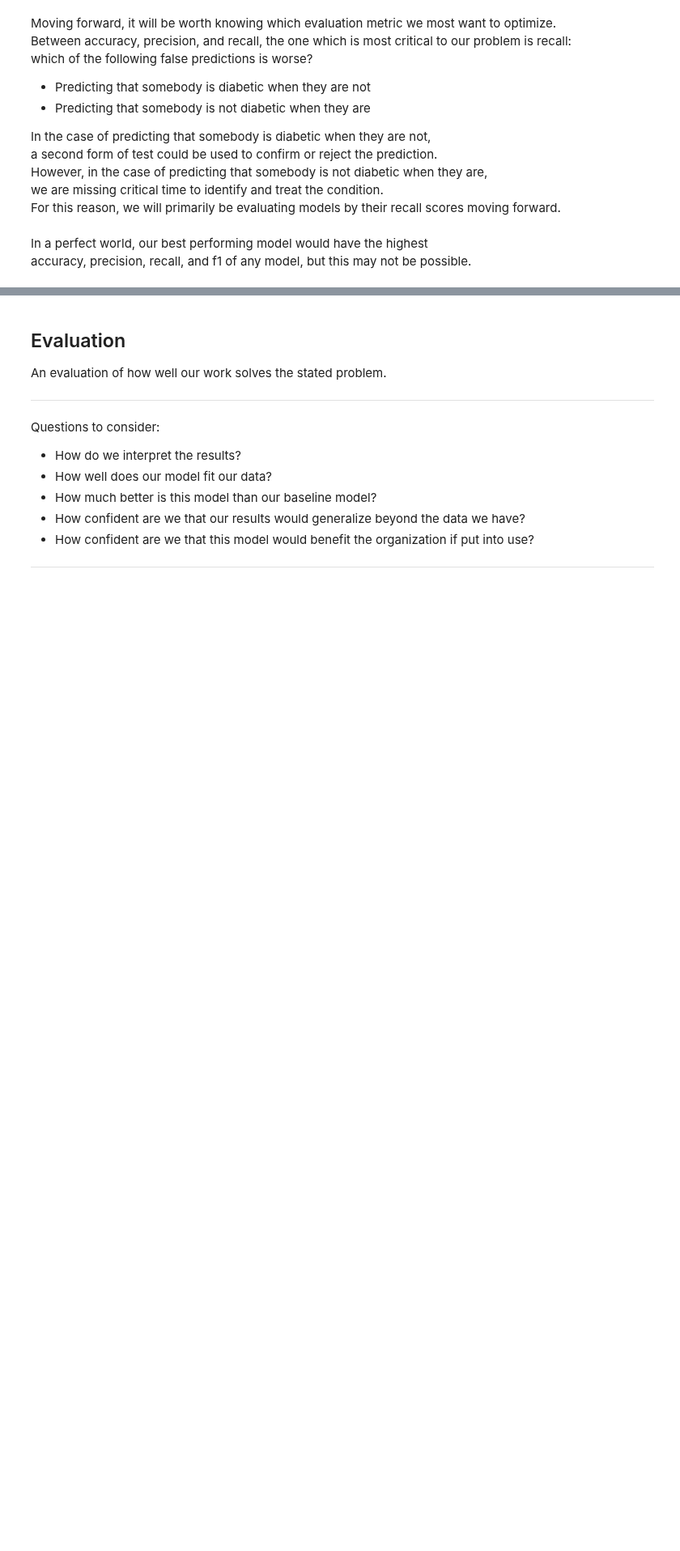
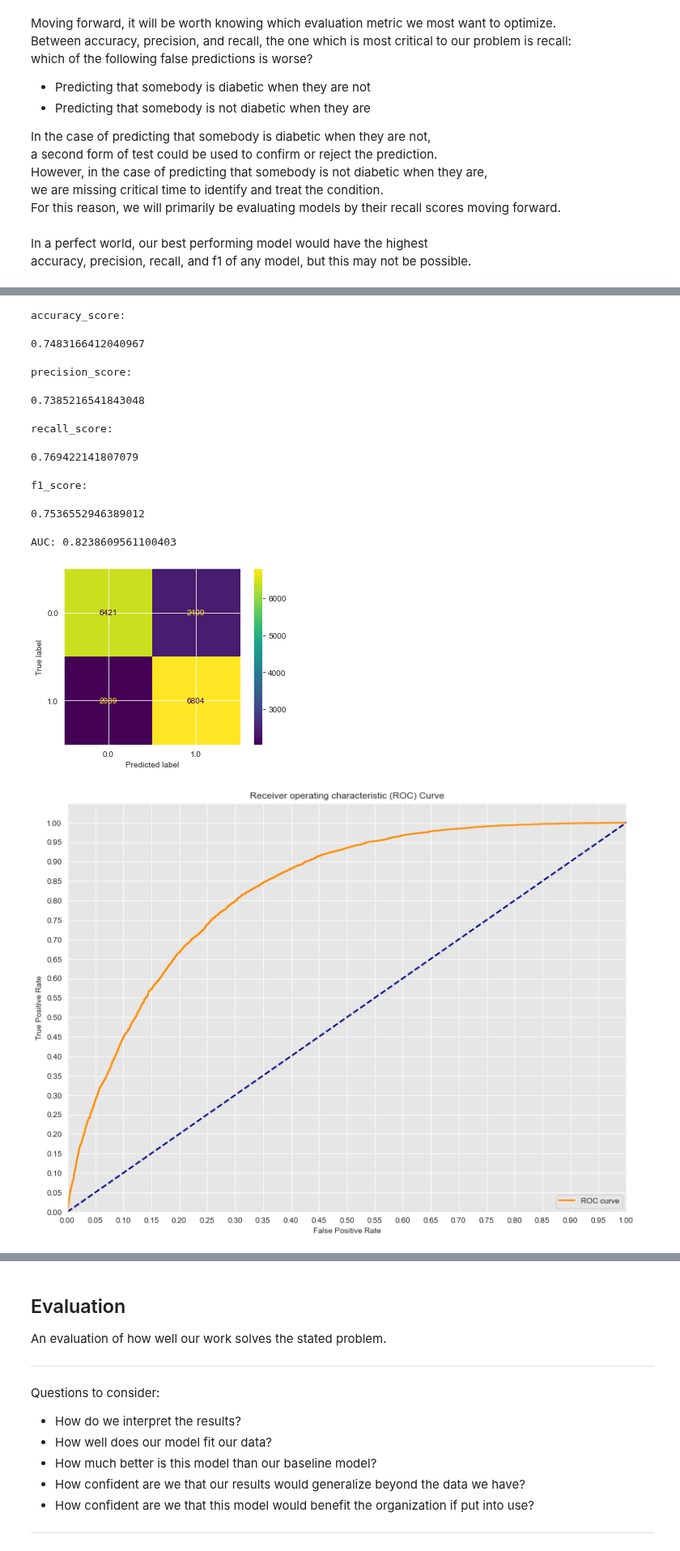
Before and after one commit to ChumpyDuelle/detecting-diabetes-with-machine-learning, a Jupyter notebook: detecting-diabetes-with-machine-learning.ipynb, the cells around one changed output, grey strips where cells are left out. Shown at 81% size. Cells and saved outputs as stored; diff of their text form; code cells hidden in the pictures; blank space fills up the shorter version.

```diff
--- a/detecting-diabetes-with-machine-learning.ipynb
+++ b/detecting-diabetes-with-machine-learning.ipynb
@@ -871,0 +957,14 @@ AUC: 0.8238609561100403
+# %%
+evaluate(lr1)
+# %% [output]
+accuracy_score:
+0.7483166412040967
+precision_score:
+0.7385216541843048
+recall_score:
+0.769422141807079
+f1_score:
+0.7536552946389012
+AUC: 0.8238609561100403
+[figure, added]
+[figure, added]
```
Also changed, not shown: parts of 16 cells of this notebook.
